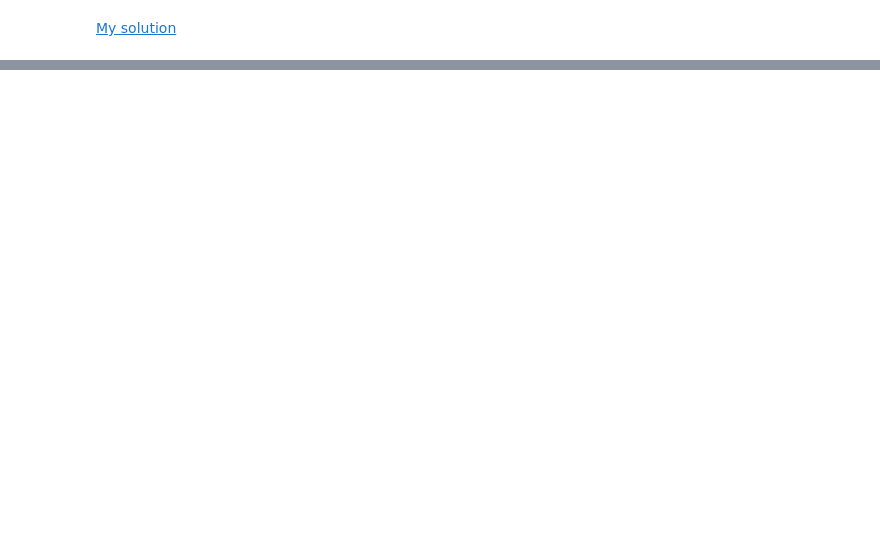
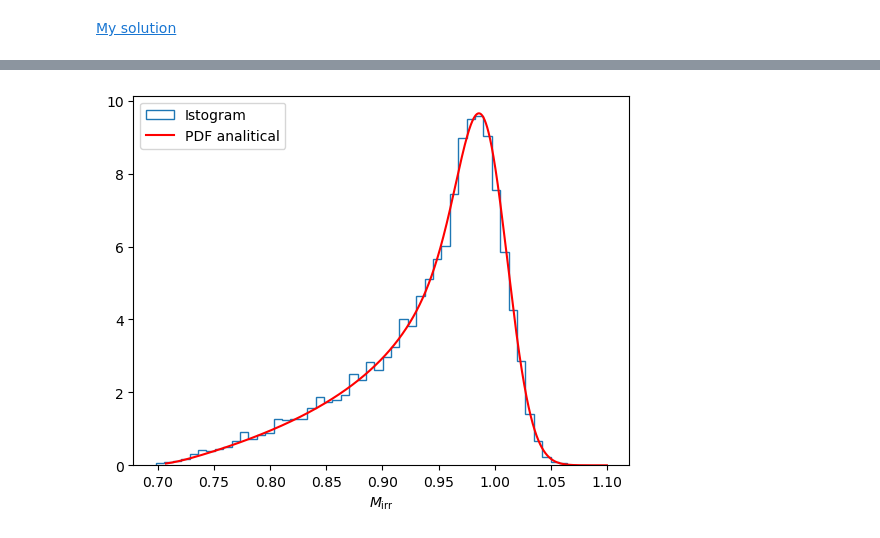
Before and after one commit to Matteo-Raschi/astrostatistics_bicocca_2026, a Jupyter notebook: working/L07_frequentist_notes.ipynb, the cells around one changed output, grey strips where cells are left out. Saved outputs shown, nothing was run; the diff lists cells and outputs as text; code cells hidden in the pictures; blank space fills up the shorter version.

```diff
--- a/working/L07_frequentist_notes.ipynb
+++ b/working/L07_frequentist_notes.ipynb
@@ -614,3 +613,20 @@ plt.show()
+# %%
+import scipy.integrate
+
+x = np.linspace(min(1 - 5*0.02, 1/np.sqrt(2)), 1 + 5*0.02, 10000)
+
+def integrand(f, x):
+    return ((2/np.pi)**0.5 / 0.02) * np.exp(-(x/f - 1)**2 / (2*0.02**2)) * (2*f**2 - 1) / (1 - f**2)**0.5 / f
+
+Mirr_pdf = [scipy.integrate.quad(lambda f: integrand(f, xt), 1/2**0.5, 1)[0] for xt in x]
+
+plt.hist(M_irr, bins='fd', density=True, histtype='step', label='Istogram')
+plt.plot(x, Mirr_pdf, label='PDF analitical', color='red')
+plt.xlabel(r'$M_{\mathrm{irr}}$')
+plt.legend()
+plt.show()
+# %% [output]
+[figure, added]
 # %%
 from sklearn.neighbors import KernelDensity
 
```
Also changed, not shown: parts of 6 cells of this notebook.
